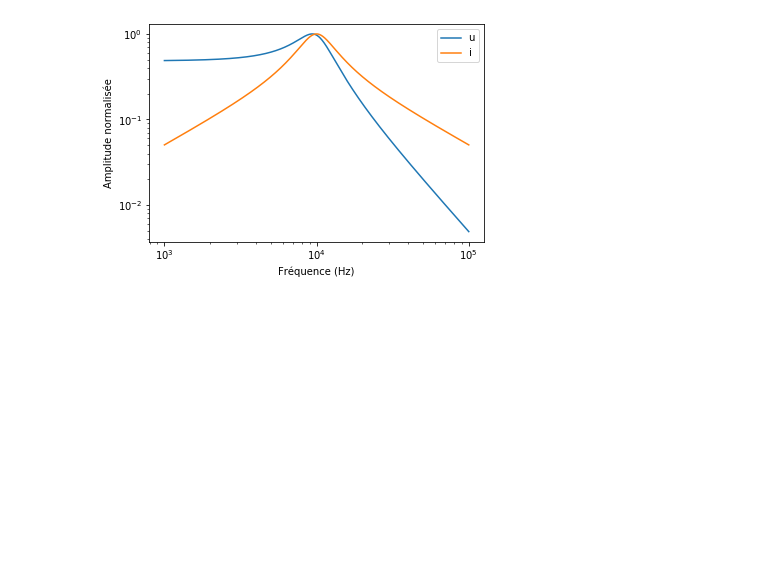
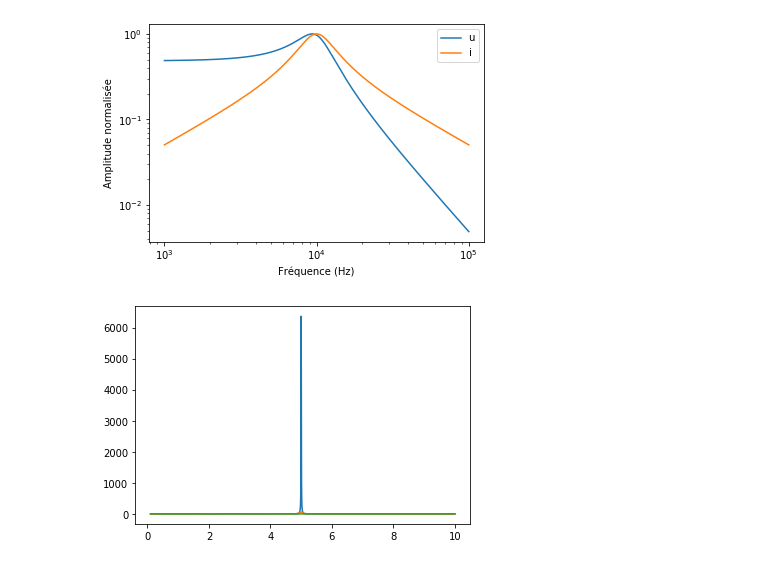
Before and after one commit to remimetzdorff/agregation, a Jupyter notebook: Python/2019-10-21 Résonance - Oscillateurs couplés.ipynb, the cells around one changed output. Drawn from its saved outputs; the diff is of its cells as text; code cells hidden in the pictures; blank space fills up the shorter version.

```diff
--- a/Python/2019-10-21 Résonance - Oscillateurs couplés.ipynb
+++ b/Python/2019-10-21 Résonance - Oscillateurs couplés.ipynb
@@ -32,3 +32,25 @@ plt.legend()
 # %% [output]
 <matplotlib.legend.Legend at 0x...>
 [figure]
+# %%
+def pendulum(f, f0=1, Q=1):
+    return 1 / ( 1 - (f/f0)**2 + 1j*f/f0/Q )
+
+f  = np.logspace(-1,1,100001)
+
+"""
+for Q in [0.1, 1, 10, 1000]:
+    ft = np.abs(pendulum(f, Q=Q))
+    #ft = ft/(ft.max()/Q)
+    print(ft.max()/Q)
+    plt.loglog(f, ft)
+"""
+
+def lorentz(f, f0=1, gamma=1, scale=1):
+    return scale * 2/np.pi/gamma / (1 + (2*(f-f0)/gamma)**2)
+
+for gamma in [0.01,0.1,1]:
+    scale = 1/gamma
+    plt.plot(f, lorentz(f, f0=5, gamma=gamma, scale=scale))
+# %% [output]
+[figure, added]
```
Also changed, not shown: 46 other files.
